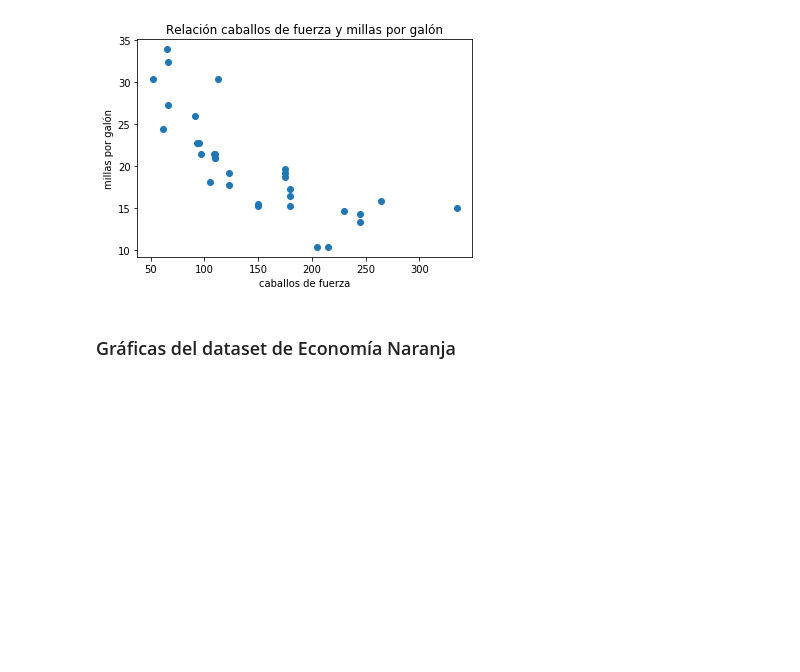
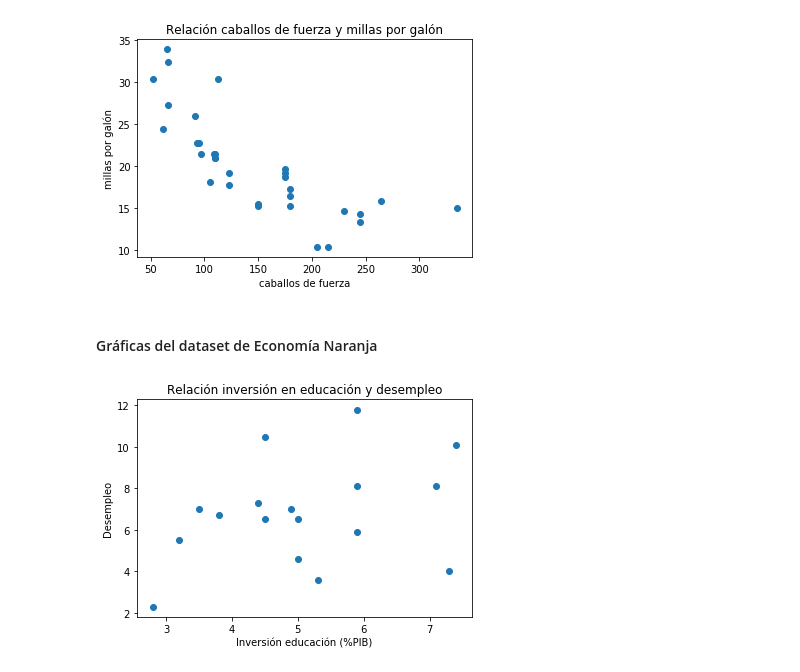
Before and after one commit to xgutierrez/Platzi-EconomiaNaranja, a Jupyter notebook: AnalsisDatos.ipynb, the cells around one changed output. Cells and saved outputs as stored; diff of their text form; code cells hidden in the pictures; blank space fills up the shorter version.

Commit message:
Se agrega scatter plot para economía naranja

```diff
--- a/AnalsisDatos.ipynb
+++ b/AnalsisDatos.ipynb
@@ -225,4 +225,17 @@ plt.show()
 # %% [output]
 [figure]
 # %% [markdown]
-### Gráficas del dataset de Economía Naranja
+#### Gráficas del dataset de Economía Naranja
+# %%
+# Scatter Plot
+
+x = orangeec['Education invest % GDP']
+y = orangeec['Unemployment']
+
+plt.scatter(x,y)
+plt.title('Relación inversión en educación y desempleo')
+plt.xlabel('Inversión educación (%PIB)')
+plt.ylabel('Desempleo')
+plt.show()
+# %% [output]
+[figure, added]
```
Also changed, not shown: parts of 3 cells of this notebook.
